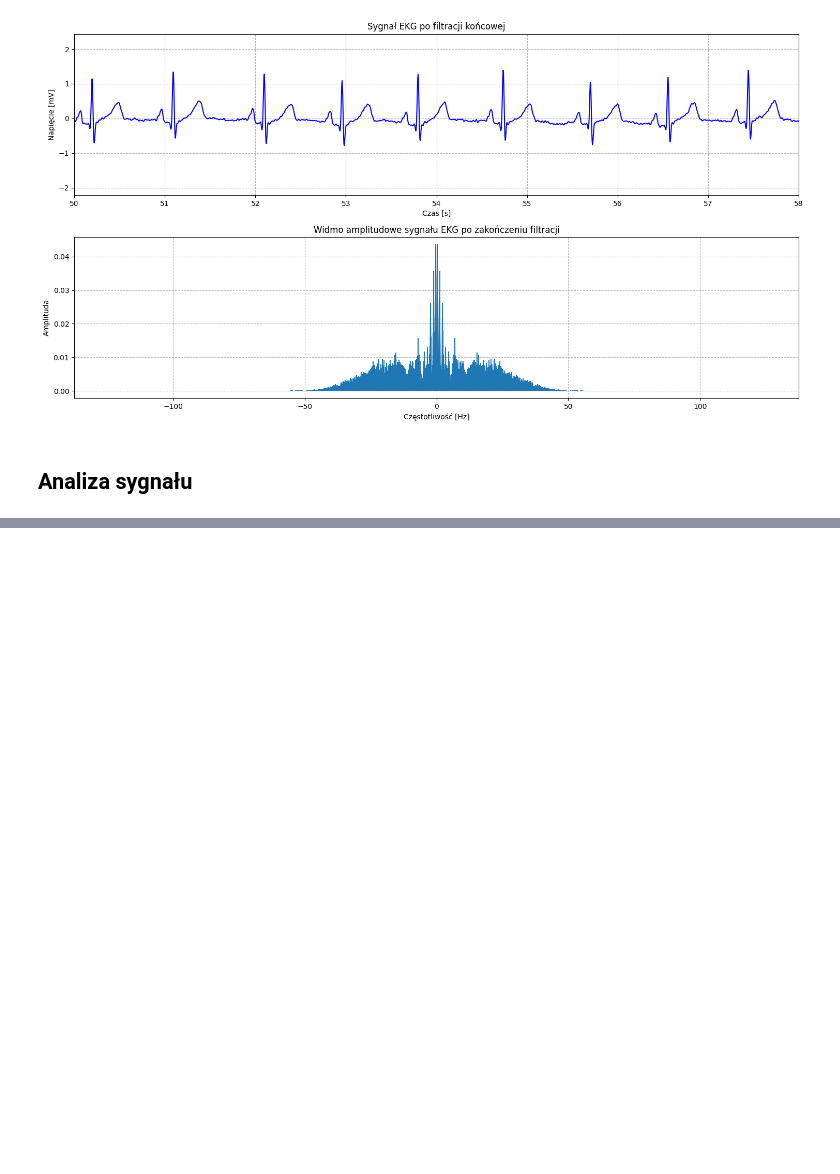
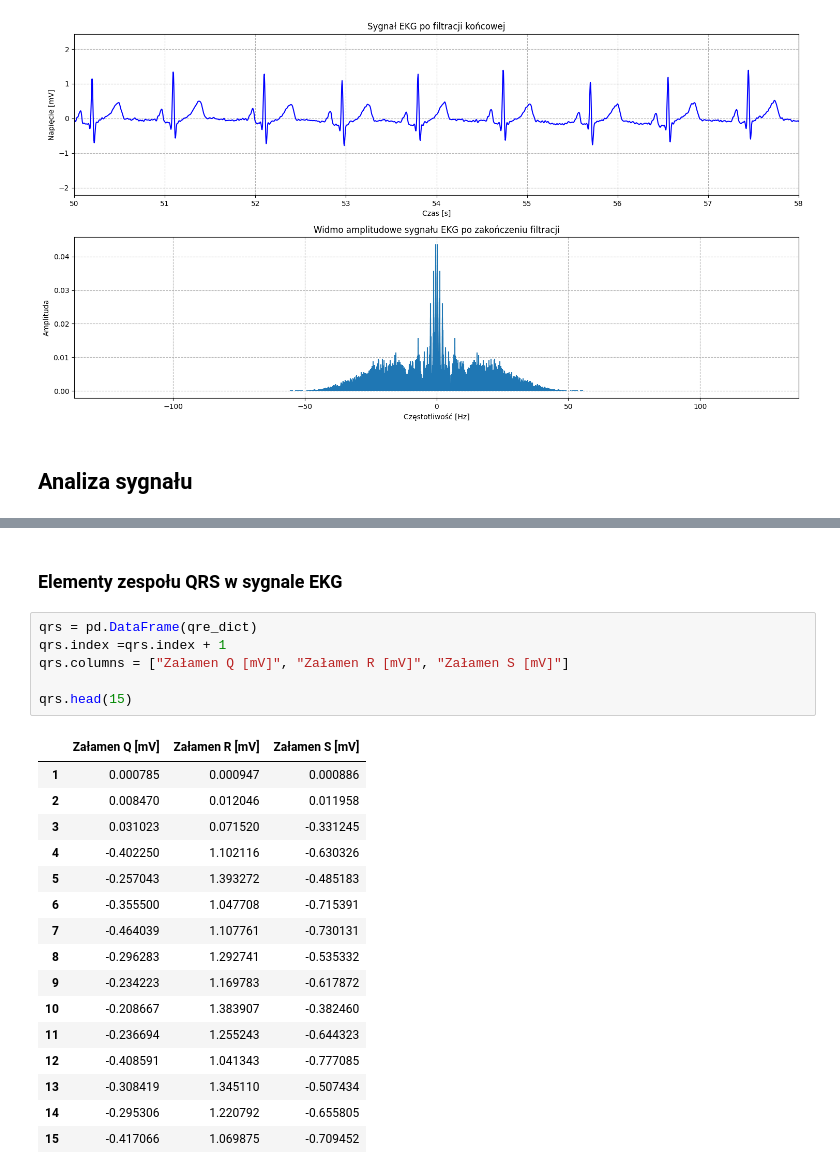
Before and after one commit to ImJaca/ECG_analysis, a Jupyter notebook: Ecg.ipynb, the cells around one changed output, grey strips where cells are left out. Drawn from its saved outputs; the diff is of its cells as text; blank space fills up the shorter version.

```diff
--- a/Ecg.ipynb
+++ b/Ecg.ipynb
@@ -162,0 +203,25 @@ plt.xlim(50, 58)
+# %% [markdown]
+### Elementy zespołu QRS w sygnale EKG
+# %%
+qrs = pd.DataFrame(qre_dict)
+qrs.index =qrs.index + 1
+qrs.columns = ["Załamen Q [mV]", "Załamen R [mV]", "Załamen S [mV]"]
+
+qrs.head(15)
+# %% [output]
+|  | Załamen Q [mV] | Załamen R [mV] | Załamen S [mV] |
+| 1 | 0.000785 | 0.000947 | 0.000886 |
+| 2 | 0.008470 | 0.012046 | 0.011958 |
+| 3 | 0.031023 | 0.071520 | -0.331245 |
+| 4 | -0.402250 | 1.102116 | -0.630326 |
+| 5 | -0.257043 | 1.393272 | -0.485183 |
+| 6 | -0.355500 | 1.047708 | -0.715391 |
+| 7 | -0.464039 | 1.107761 | -0.730131 |
+| 8 | -0.296283 | 1.292741 | -0.535332 |
+| 9 | -0.234223 | 1.169783 | -0.617872 |
+| 10 | -0.208667 | 1.383907 | -0.382460 |
+| 11 | -0.236694 | 1.255243 | -0.644323 |
+| 12 | -0.408591 | 1.041343 | -0.777085 |
+| 13 | -0.308419 | 1.345110 | -0.507434 |
+| 14 | -0.295306 | 1.220792 | -0.655805 |
+| 15 | -0.417066 | 1.069875 | -0.709452 |
```
Also changed, not shown: parts of 2 cells of this notebook.
